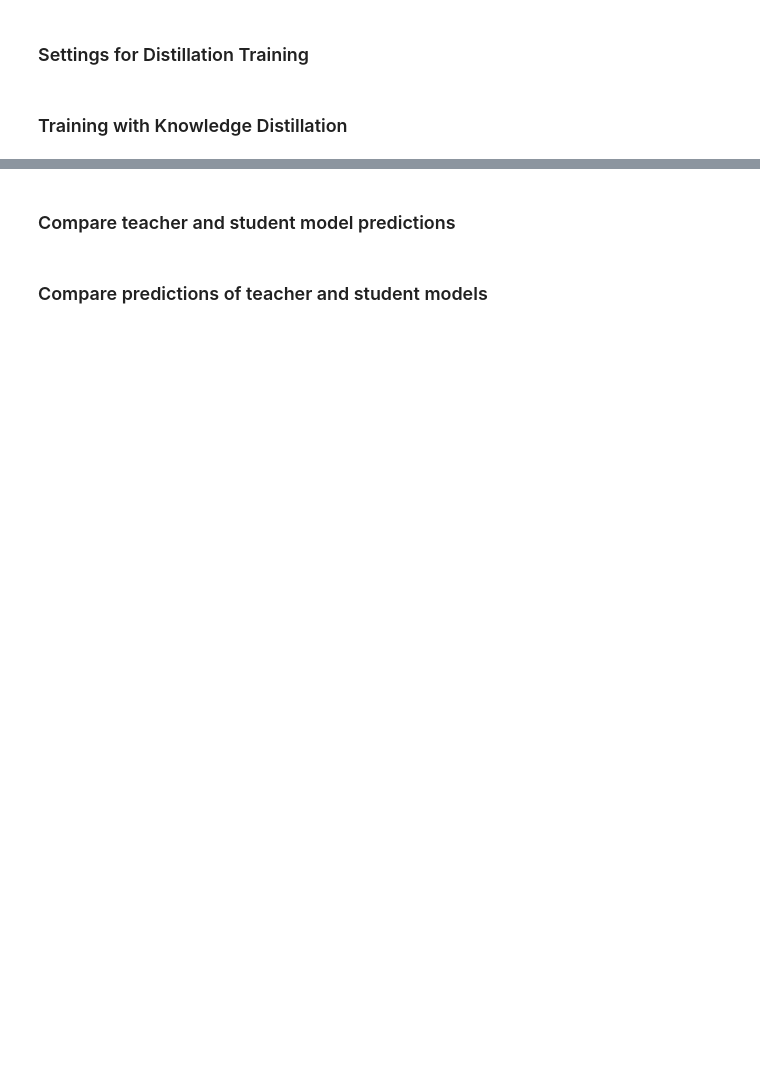
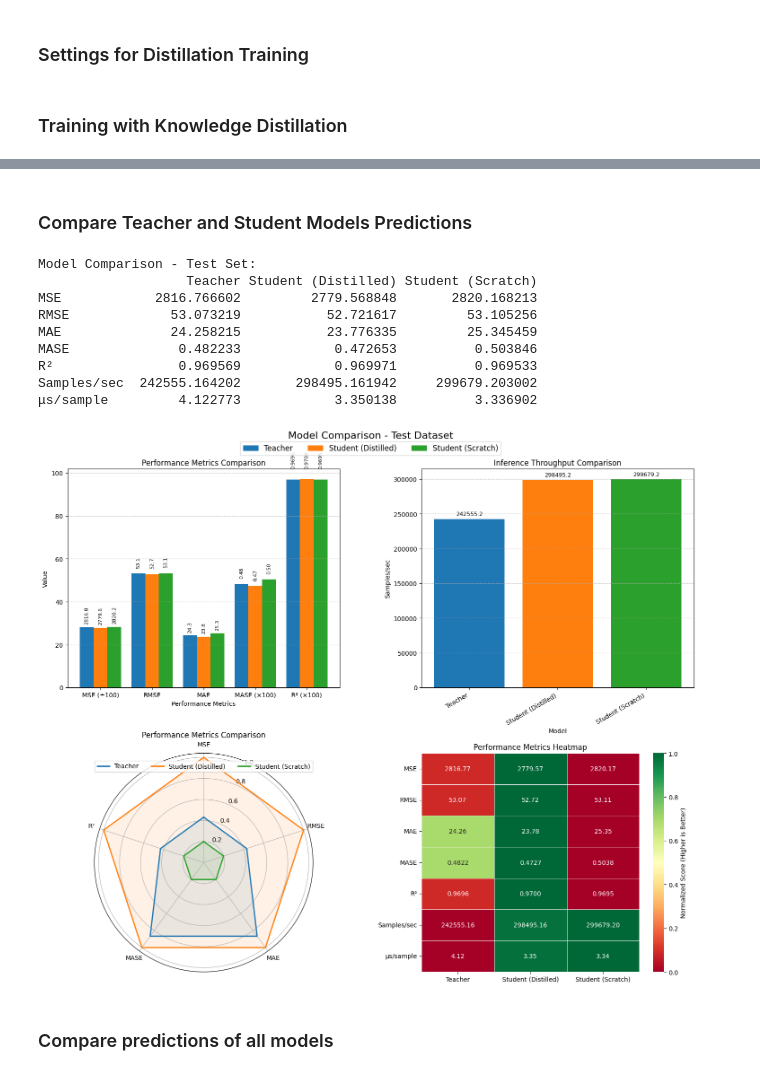
Before and after one commit to Tin-Hoang/EEEM073-Solar-Radiation, a Jupyter notebook: 5_model_compression.ipynb, the cells around one changed output, grey strips where cells are left out. Drawn from its saved outputs; the diff is of its cells as text; code cells hidden in the pictures; blank space fills up the shorter version.

Commit message:
feat: add train student from scratch

```diff
--- a/5_model_compression.ipynb
+++ b/5_model_compression.ipynb
@@ -109,6 +109,15 @@ def print_model_report(model_name, model, test_loader, scalers, device=device):
         device=device,
         debug_mode=DEBUG_MODE
     )
+    # Evaluate inference time
+    timing_metrics = evaluate_inference_time(model,
+                                             test_loader,
+                                             model_name=f"{model_name} - Test",
+                                             log_to_wandb=False,
+                                             timing_iterations=3,
+                                             device=device,
+                                             debug_mode=DEBUG_MODE)
+    eval_metrics.update(timing_metrics)
     # Get inference time from the evaluation metrics
     inference_time = eval_metrics['total_inference_time']
 
@@ -728,10 +922,10 @@ set_wandb_flag(USE_WANDB)
 set_keep_run_open(True)
 if is_wandb_enabled():
     wandb.finish()
-# Transformer student model settings (should be lower than the original model)
+# tudent model settings (should be lower than the original model)
 STUDENT_D_MODEL = 128
 STUDENT_N_HEADS = 2
-STUDENT_E_LAYERS = 1
+STUDENT_E_LAYERS = 2
 STUDENT_D_FF = 128
 # ======================================================
 # %% [markdown]
@@ -1070,2 +1462,44 @@ all_models = [original_metrics, best_pruned_model, student_metrics]
+# %% [markdown]
+### Compare Teacher and Student Models Predictions
+# %%
+# Compare model performance
+from utils.plot_utils import compare_models
+
+# Create a dictionary of model metrics
+model_metrics = {
+    'Teacher': original_metrics['metrics'],
+    'Student (Distilled)': student_metrics['metrics'],
+    'Student (Scratch)': student_scratch_metrics['metrics']
+}
+# Drop the 'y_pred' and 'y_true' keys from the model metrics
+for model in model_metrics:
+    model_metrics[model].pop('y_pred', None)
+    model_metrics[model].pop('y_true', None)
+    model_metrics[model].pop('nighttime_mask', None)
+
+# Save model metrics to a json file for later use
+timestamp = datetime.now().strftime("%Y%m%d_%H%M%S")
+json_file_path = f'plots/compression_model_metrics_{timestamp}.json'
+# Fix TypeError: Object of type float32 is not JSON serializable
+for model in model_metrics:
+    for key, value in model_metrics[model].items():
+        if isinstance(value, np.float32):
+            model_metrics[model][key] = float(value)
+with open(json_file_path, 'w') as f:
+    json.dump(model_metrics, f)
+
+# Compare model performance on test set
+fig = compare_models(model_metrics, dataset_name='Test')
+# %% [output]
+Model Comparison - Test Set:
+                   Teacher Student (Distilled) Student (Scratch)
+MSE            2816.766602         2779.568848       2820.168213
+RMSE             53.073219           52.721617         53.105256
+MAE              24.258215           23.776335         25.345459
+MASE              0.482233            0.472653          0.503846
+R²                0.969569            0.969971          0.969533
+Samples/sec  242555.164202       298495.161942     299679.203002
+μs/sample         4.122773            3.350138          3.336902
+[figure, added]
 # %% [markdown]
-### Compare teacher and student model predictions
+### Compare predictions of all models
@@ -1101,4 +1506,2 @@ fig = compare_models(model_metrics, dataset_name='Test')
-# %% [markdown]
-### Compare predictions of teacher and student models
 # %%
 
```
Also changed, not shown: parts of 16 cells of this notebook, 1 other file.
